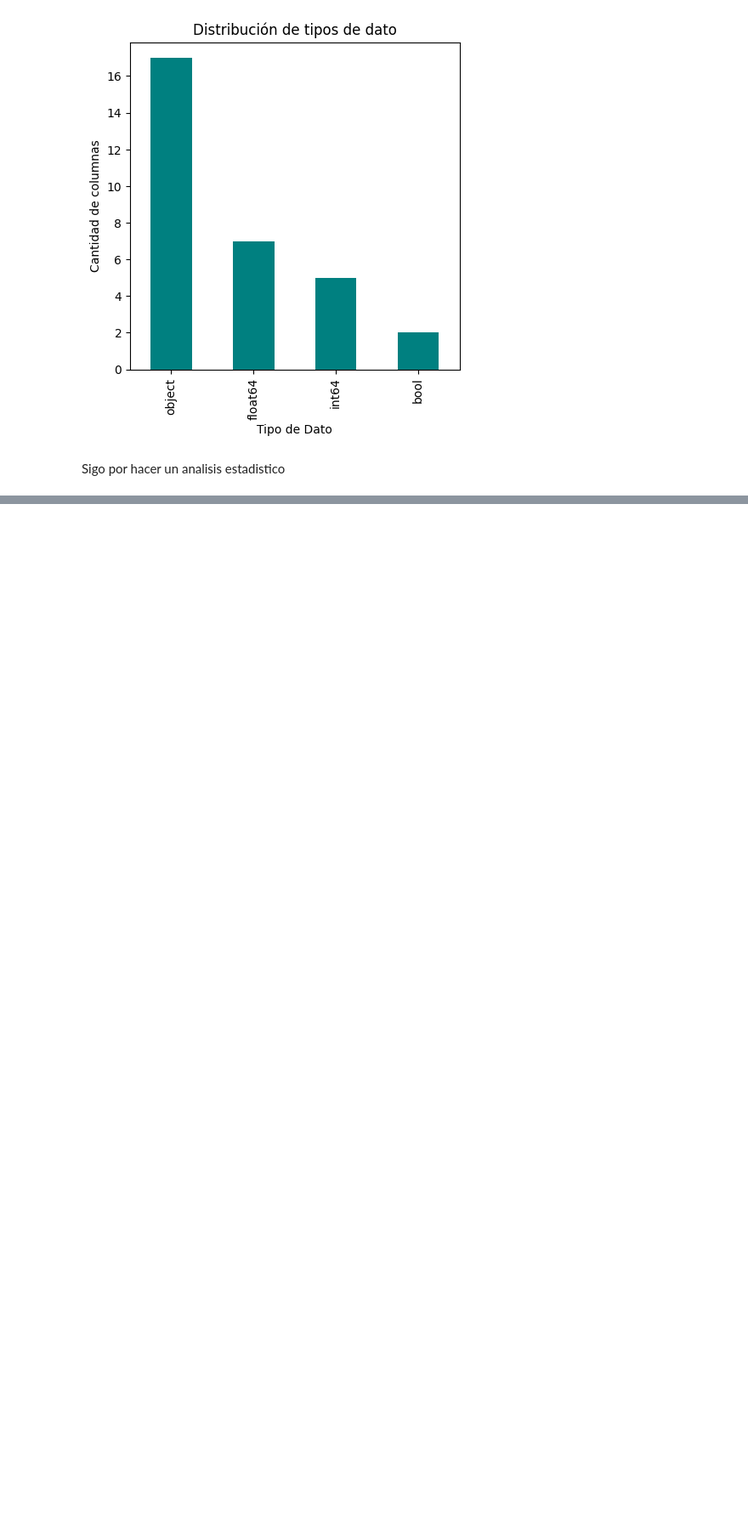
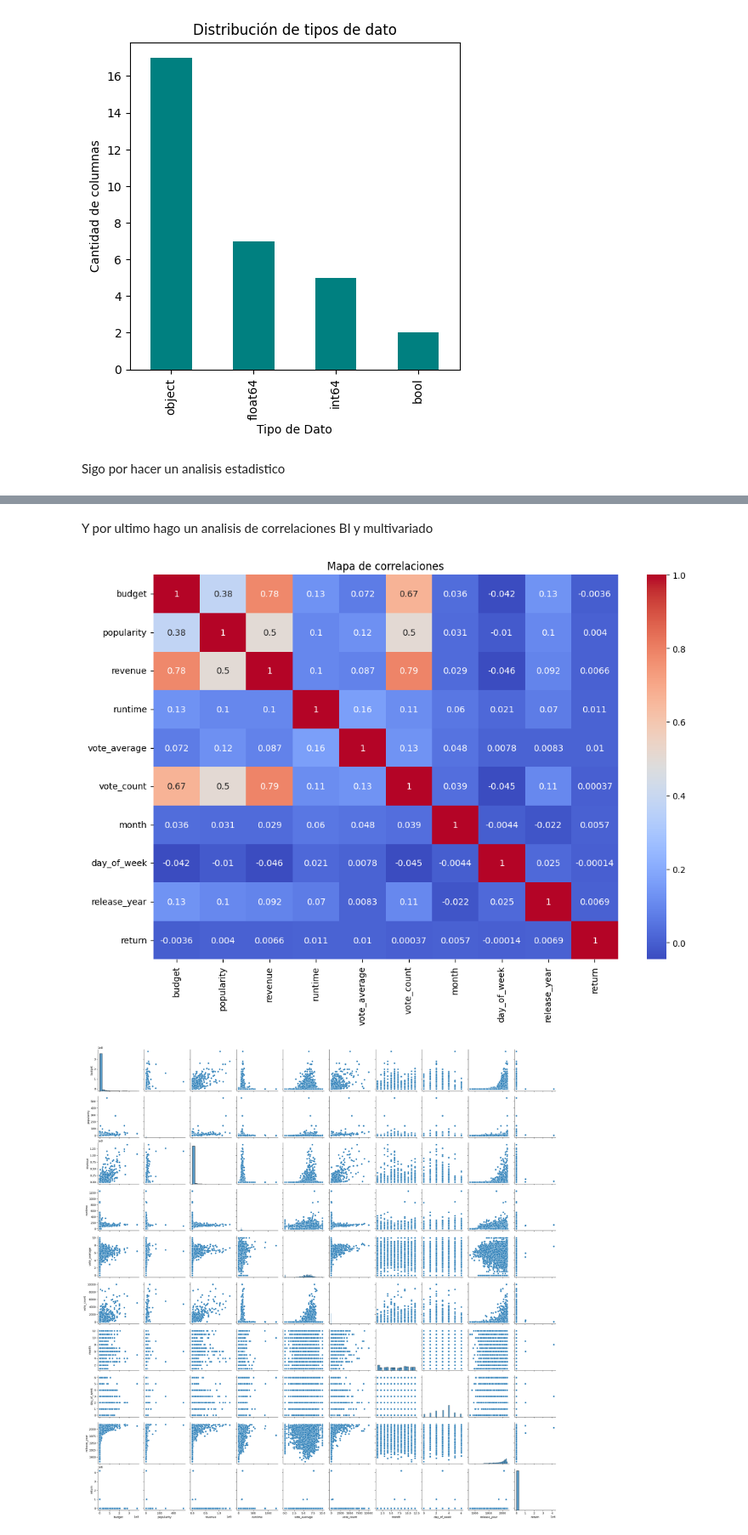
Before and after one commit to Guido-Biotti/Recomendacion-Peliculas-ML, a Jupyter notebook: Notebooks/EDA_PI1.ipynb, the cells around one changed output, grey strips where cells are left out. Shown at 85% size. Drawn from its saved outputs; the diff is of its cells as text; code cells hidden in the pictures; blank space fills up the shorter version.

```diff
--- a/Notebooks/EDA_PI1.ipynb
+++ b/Notebooks/EDA_PI1.ipynb
@@ -107,0 +130,15 @@ max     2018.000000  4.197477e+06
+# %% [markdown]
+Y por ultimo hago un analisis de correlaciones BI y multivariado
+# %%
+correlation_matrix = sample.drop(columns=['id','id.1']).select_dtypes(include='number').corr()
+
+plt.figure(figsize=(12,8))
+sns.heatmap(correlation_matrix, annot=True, cmap='coolwarm')
+plt.title('Mapa de correlaciones')
+plt.show()
+
+sns.pairplot(sample.drop(columns=['id','id.1']).select_dtypes(include='number'))
+plt.show()
+# %% [output]
+[figure, added]
+[figure, added]
```
Also changed, not shown: parts of 7 cells of this notebook, 2 other files.
